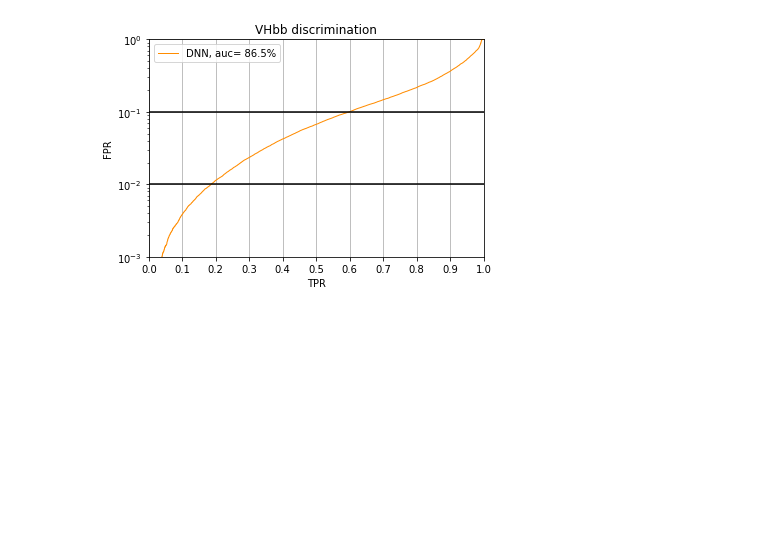
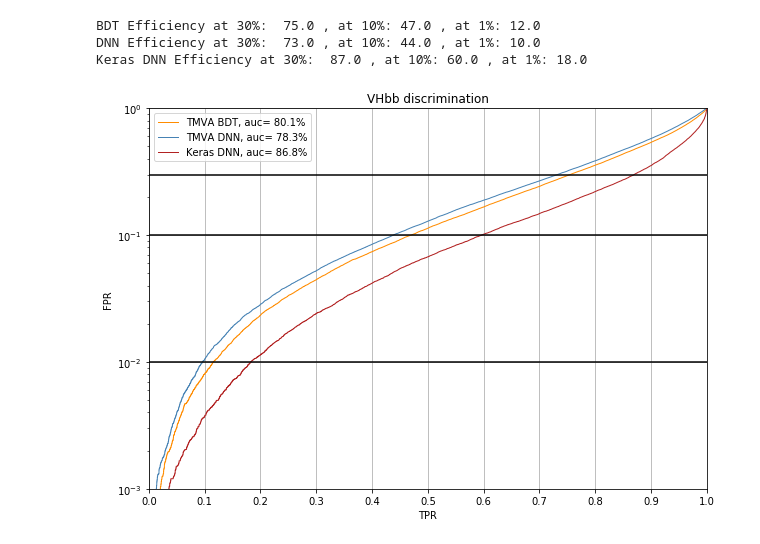
Before and after one commit to andrzejnovak/VHbb, a Jupyter notebook: KerasSignalExtraction.ipynb, the cells around one changed output. Saved outputs shown, nothing was run; the diff lists cells and outputs as text; code cells hidden in the pictures; blank space fills up the shorter version.

```diff
--- a/KerasSignalExtraction.ipynb
+++ b/KerasSignalExtraction.ipynb
@@ -103,17 +123,50 @@ from sklearn.metrics import roc_curve, auc
-# %%
-fpr, tpr, threshold = roc_curve(y_test, predictions)
-plt.plot(tpr, fpr, lw=1, label="DNN, auc= %.1f%%"%(auc(fpr,tpr)*100), c='darkorange')
-plt.xlim(0,1)
-plt.ylim(0.001,1)
-plt.title("VHbb discrimination")
-plt.axhline(0.1, c='black')
-plt.axhline(0.01, c='black')
-plt.xticks(np.arange(0,1.1,0.1))
-plt.legend()
-plt.xlabel("TPR")
-plt.ylabel("FPR")
-plt.grid()
-plt.semilogy()
-plt.show()
-# %% [output]
-[figure, removed]
+# %%
+compare = uproot.open("bdt_output.root")['dataset/TestTree'].arrays(['classID', 'BDT', 'DNN'])
+truth = compare['classID']
+predBDT = compare['BDT']
+predDNN = compare['DNN']
+# %%
+def find_nearest(array,value):
+        idx = (np.abs(array-value)).argmin()
+        return idx, array[idx]
+
+plt.figure(figsize=(10,7))
+
+fpr, tpr, threshold = roc_curve(truth, 1-predBDT)
+plt.plot(tpr, fpr, lw=1, label="TMVA BDT, auc= %.1f%%"%(auc(fpr,tpr)*100), c='darkorange')
+ix3, m =  find_nearest(fpr, 0.3)
+ix1, m =  find_nearest(fpr, 0.1)
+ix01, m =  find_nearest(fpr, 0.01)
+print "BDT Efficiency at 30%: ", round(tpr[ix3],2)*100, ", at 10%:", round(tpr[ix1],2)*100, ", at 1%:", round(tpr[ix01],2)*100
+fpr, tpr, threshold = roc_curve(truth, 1-predDNN)
+plt.plot(tpr, fpr, lw=1, label="TMVA DNN, auc= %.1f%%"%(auc(fpr,tpr)*100), c='steelblue')
+ix3, m =  find_nearest(fpr, 0.3)
+ix1, m =  find_nearest(fpr, 0.1)
+ix01, m =  find_nearest(fpr, 0.01)
+print "DNN Efficiency at 30%: ", round(tpr[ix3],2)*100, ", at 10%:", round(tpr[ix1],2)*100, ", at 1%:", round(tpr[ix01],2)*100
+fpr, tpr, threshold = roc_curve(y_test, predictions)
+plt.plot(tpr, fpr, lw=1, label="Keras DNN, auc= %.1f%%"%(auc(fpr,tpr)*100), c='firebrick')
+ix3, m =  find_nearest(fpr, 0.3)
+ix1, m =  find_nearest(fpr, 0.1)
+ix01, m =  find_nearest(fpr, 0.01)
+print "Keras DNN Efficiency at 30%: ", round(tpr[ix3],2)*100, ", at 10%:", round(tpr[ix1],2)*100, ", at 1%:", round(tpr[ix01],2)*100
+
+plt.xlim(0,1)
+plt.ylim(0.001,1)
+plt.title("VHbb discrimination")
+plt.axhline(0.3, c='black')
+plt.axhline(0.1, c='black')
+plt.axhline(0.01, c='black')
+plt.xticks(np.arange(0,1.1,0.1))
+plt.legend()
+plt.xlabel("TPR")
+plt.ylabel("FPR")
+plt.grid()
+plt.semilogy()
+
+plt.savefig('/mnt/c/Users/novak/Desktop/vhbb.png')
+# %% [output]
+BDT Efficiency at 30%:  75.0 , at 10%: 47.0 , at 1%: 12.0
+DNN Efficiency at 30%:  73.0 , at 10%: 44.0 , at 1%: 10.0
+Keras DNN Efficiency at 30%:  87.0 , at 10%: 60.0 , at 1%: 18.0
+[figure, added]
```
Also changed, not shown: parts of 13 cells of this notebook.
